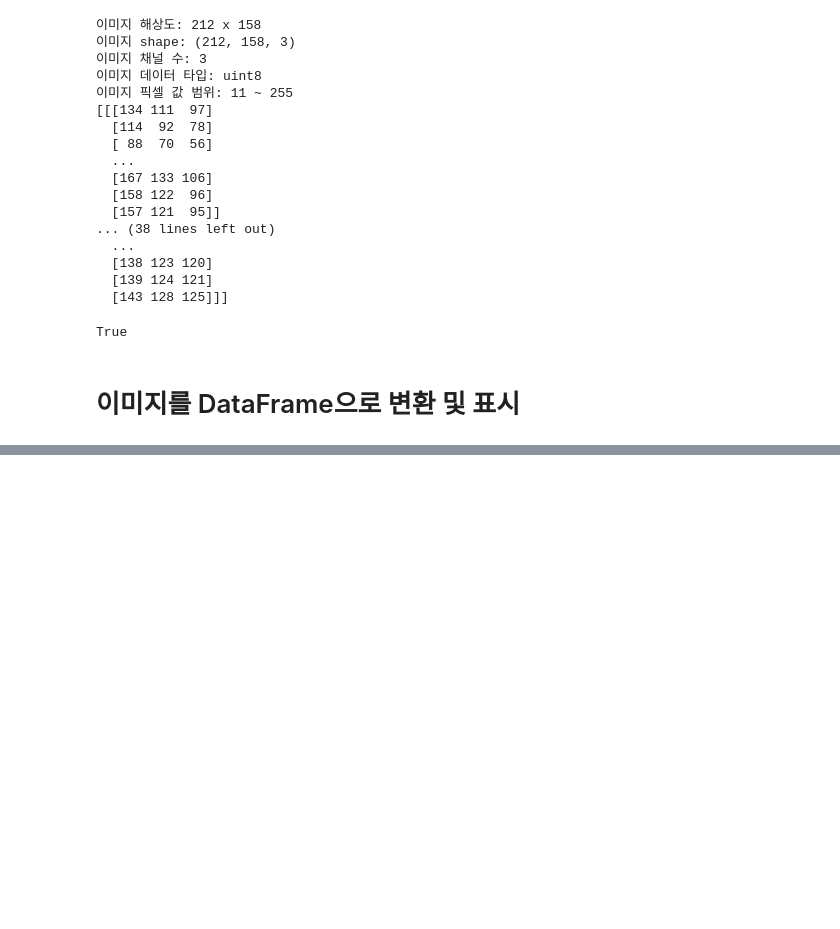
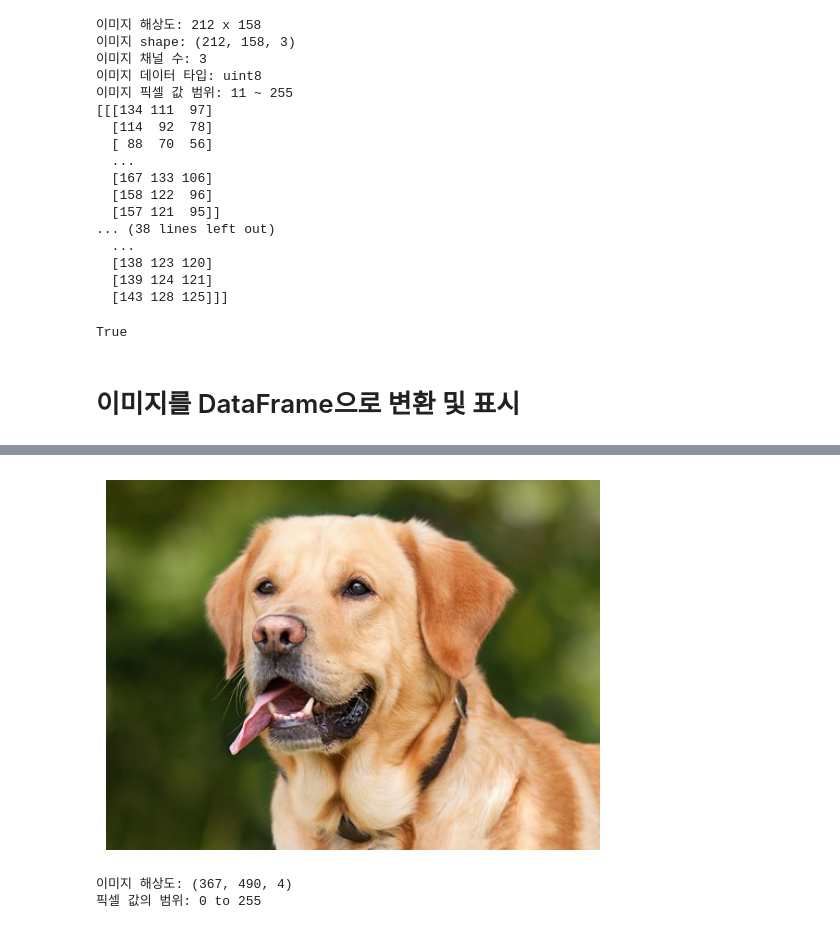
Before and after one commit to hundong2/machine_learning, a Jupyter notebook: dacon/03.Image/01.CNN.ipynb, the cells around one changed output, grey strips where cells are left out. Drawn from its saved outputs; the diff is of its cells as text; code cells hidden in the pictures; blank space fills up the shorter version.

```diff
--- a/dacon/03.Image/01.CNN.ipynb
+++ b/dacon/03.Image/01.CNN.ipynb
@@ -108,0 +156,17 @@ df_image_grey
+# %%
+image_path = 'dog.png'
+image_color_open = Image.open(image_path)
+
+image_color = np.array(image_color_open)
+
+plt.imshow(image_color)
+plt.axis('off')
+plt.show()
+# %% [output]
+[figure, added]
+# %%
+print(f"이미지 해상도: {image_color.shape}")
+print(f"픽셀 값의 범위: {image_color.min()} to {image_color.max()}")
+# %% [output]
+이미지 해상도: (367, 490, 4)
+픽셀 값의 범위: 0 to 255
```
Also changed, not shown: parts of 6 cells of this notebook, 26 other files.
